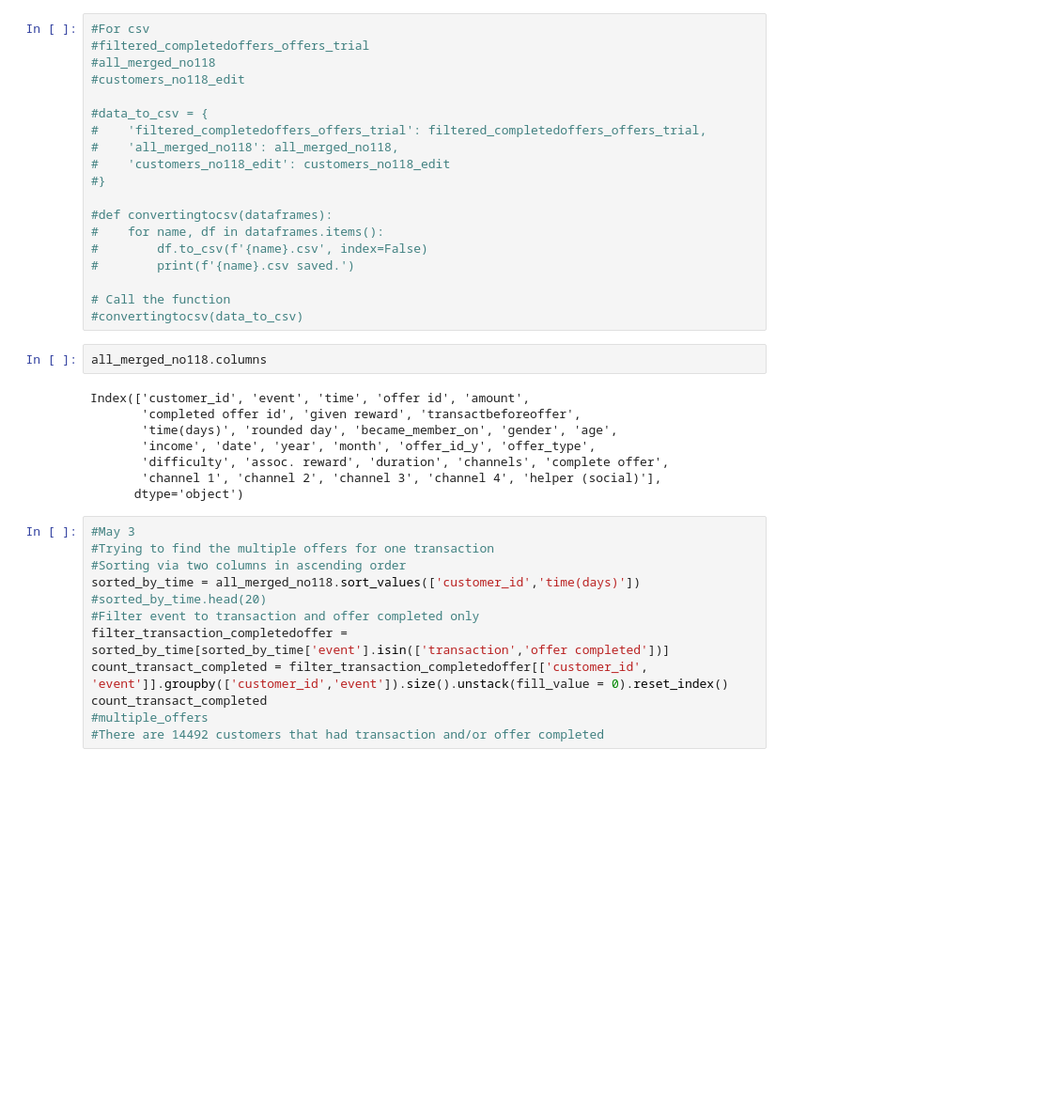
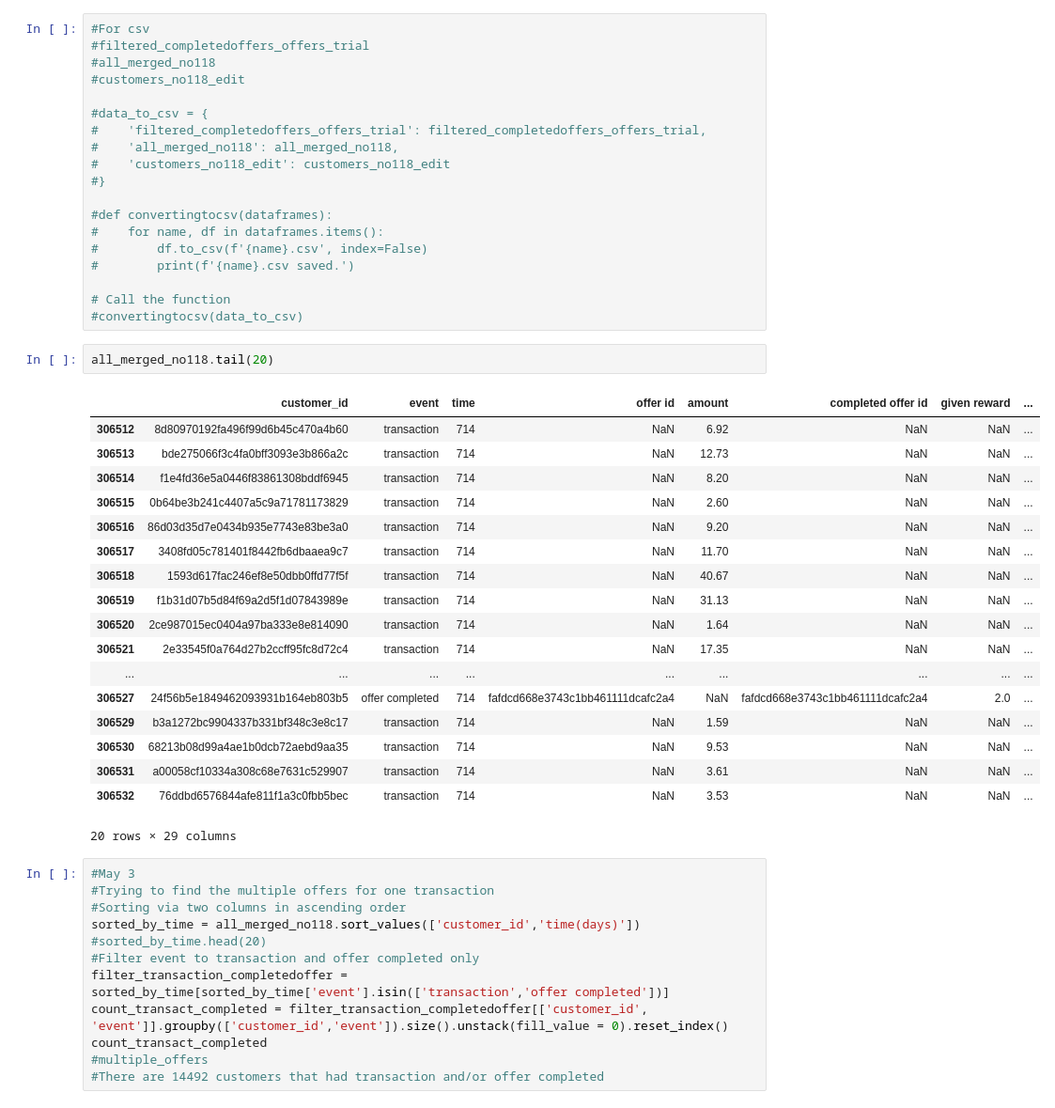
Before and after one commit to Koremm/Coffeeoffers, a Jupyter notebook: Coffee Offers Vscode.ipynb, the cells around one changed output. Shown: that part at 94% size. Cells and saved outputs as stored; diff of their text form; blank space fills up the shorter version.

```diff
--- a/Coffee Offers Vscode.ipynb
+++ b/Coffee Offers Vscode.ipynb
@@ -634,15 +721,26 @@ all_merged_no118[['month', 'offer_id_y', 'offer_type',
 # Call the function
 #convertingtocsv(data_to_csv)
 # %%
-all_merged_no118.columns
+all_merged_no118.tail(20)
 # %% [output]
+|  | customer_id | event | time | offer id | amount | completed offer id | given reward | ... |
+| 306512 | 8d80970192fa496f99d6b45c470a4b60 | transaction | 714 | NaN | 6.92 | NaN | NaN | ... |
+| 306513 | bde275066f3c4fa0bff3093e3b866a2c | transaction | 714 | NaN | 12.73 | NaN | NaN | ... |
+| 306514 | f1e4fd36e5a0446f83861308bddf6945 | transaction | 714 | NaN | 8.20 | NaN | NaN | ... |
+| 306515 | 0b64be3b241c4407a5c9a71781173829 | transaction | 714 | NaN | 2.60 | NaN | NaN | ... |
+| 306516 | 86d03d35d7e0434b935e7743e83be3a0 | transaction | 714 | NaN | 9.20 | NaN | NaN | ... |
+| 306517 | 3408fd05c781401f8442fb6dbaaea9c7 | transaction | 714 | NaN | 11.70 | NaN | NaN | ... |
+| 306518 | 1593d617fac246ef8e50dbb0ffd77f5f | transaction | 714 | NaN | 40.67 | NaN | NaN | ... |
+| 306519 | f1b31d07b5d84f69a2d5f1d07843989e | transaction | 714 | NaN | 31.13 | NaN | NaN | ... |
+| 306520 | 2ce987015ec0404a97ba333e8e814090 | transaction | 714 | NaN | 1.64 | NaN | NaN | ... |
+| 306521 | 2e33545f0a764d27b2ccff95fc8d72c4 | transaction | 714 | NaN | 17.35 | NaN | NaN | ... |
+| ... | ... | ... | ... | ... | ... | ... | ... | ... |
+| 306527 | 24f56b5e1849462093931b164eb803b5 | offer completed | 714 | fafdcd668e3743c1bb461111dcafc2a4 | NaN | fafdcd668e3743c1bb461111dcafc2a4 | 2.0 | ... |
+| 306529 | b3a1272bc9904337b331bf348c3e8c17 | transaction | 714 | NaN | 1.59 | NaN | NaN | ... |
+| 306530 | 68213b08d99a4ae1b0dcb72aebd9aa35 | transaction | 714 | NaN | 9.53 | NaN | NaN | ... |
+| 306531 | a00058cf10334a308c68e7631c529907 | transaction | 714 | NaN | 3.61 | NaN | NaN | ... |
+| 306532 | 76ddbd6576844afe811f1a3c0fbb5bec | transaction | 714 | NaN | 3.53 | NaN | NaN | ... |
-Index(['customer_id', 'event', 'time', 'offer id', 'amount',
-       'completed offer id', 'given reward', 'transactbeforeoffer',
-       'time(days)', 'rounded day', 'became_member_on', 'gender', 'age',
-       'income', 'date', 'year', 'month', 'offer_id_y', 'offer_type',
-       'difficulty', 'assoc. reward', 'duration', 'channels', 'complete offer',
-       'channel 1', 'channel 2', 'channel 3', 'channel 4', 'helper (social)'],
-      dtype='object')
+20 rows × 29 columns
 # %%
 #May 3
 #Trying to find the multiple offers for one transaction
```
Also changed, not shown: parts of 12 cells of this notebook, 2 other files.
